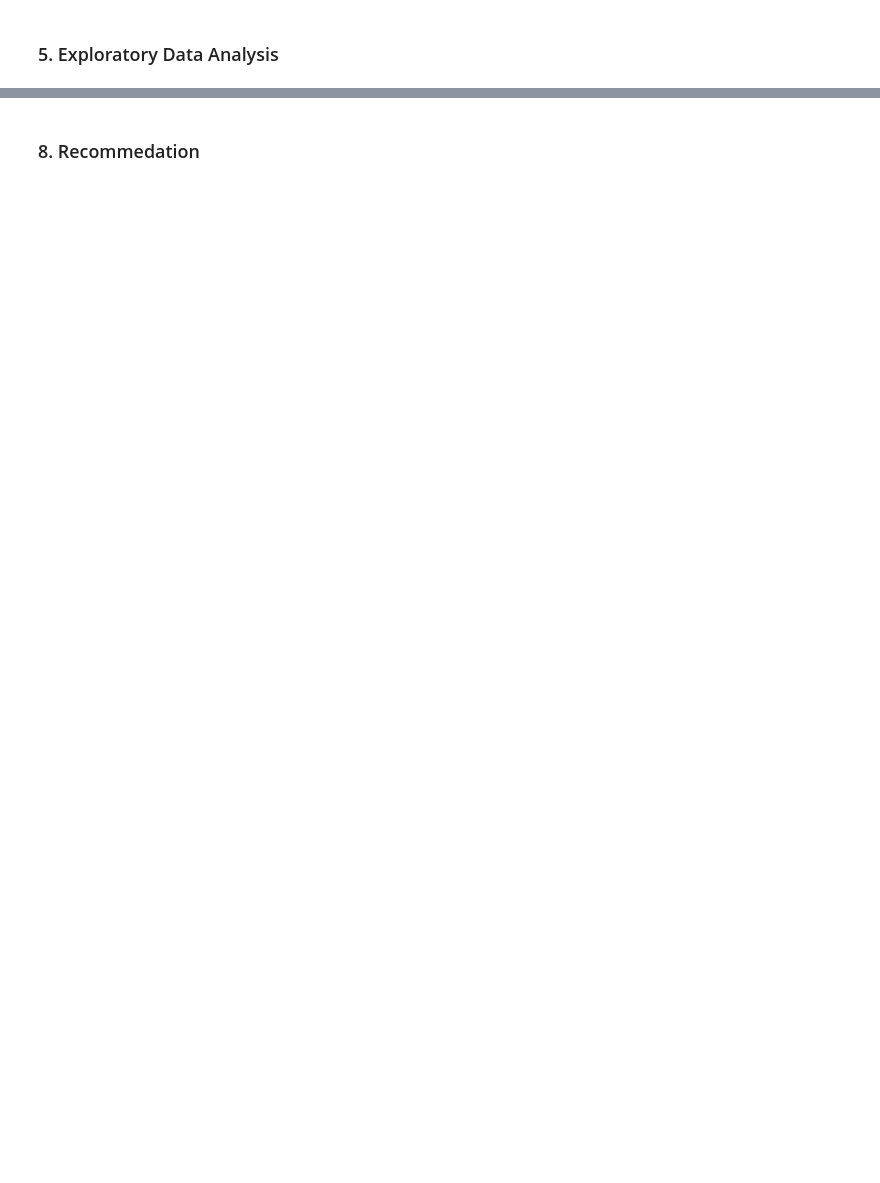
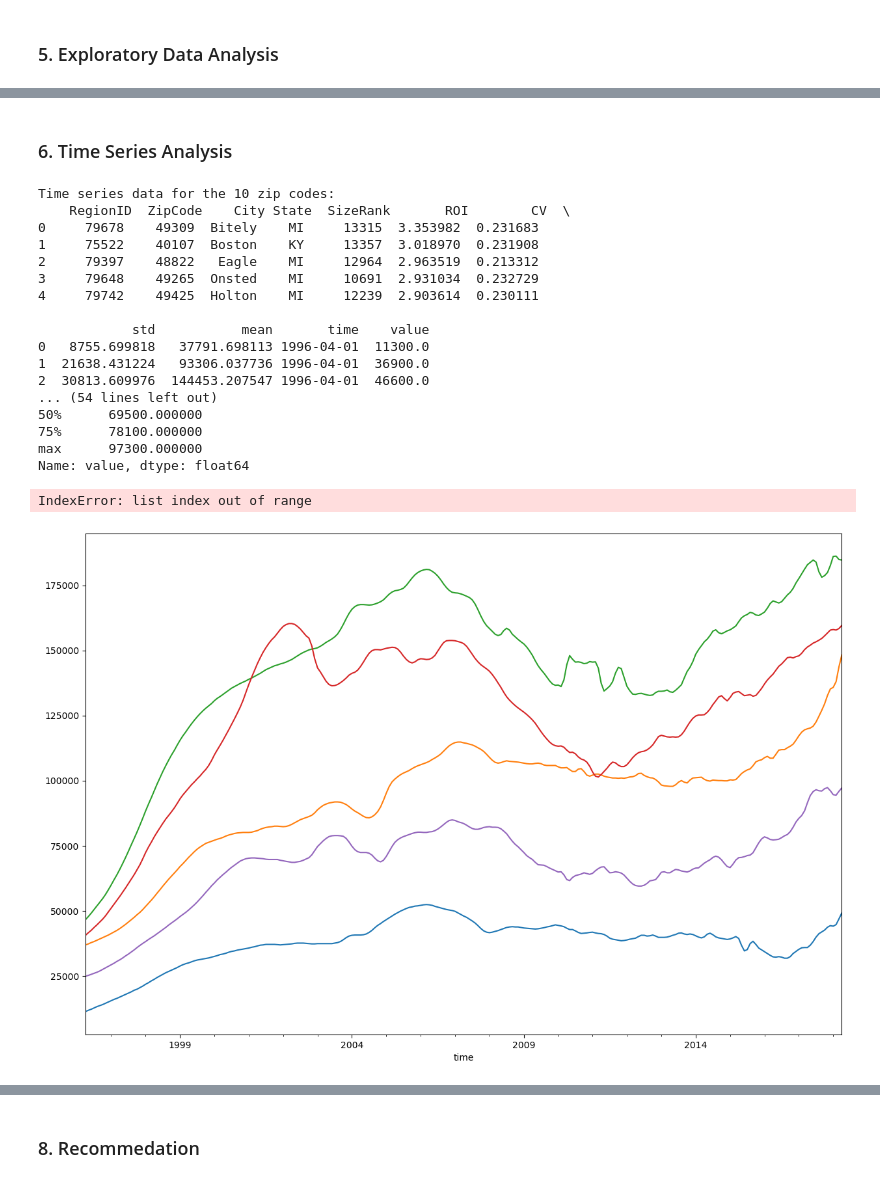
Before and after one commit to frank015940/Alchemy-of-Real-Estate-Value, a Jupyter notebook: index.ipynb, the cells around one changed output, grey strips where cells are left out. Cells and saved outputs as stored; diff of their text form; code cells hidden in the pictures; blank space fills up the shorter version.

```diff
--- a/index.ipynb
+++ b/index.ipynb
@@ -186,11 +319,2 @@ df.drop(['RegionID', 'SizeRank'], axis=1,inplace=True)
 # %% [markdown]
 ### 5. Exploratory Data Analysis
-# %%
-# Calculate 4-year ROI for each zip code
-df['4_yr_ROI'] = (df['2018-04'] - df['2014-07']) / df['2014-07']
-
-# Identify top 5 zip codes with highest ROI
-top_5_zipcodes = df.nlargest(5, '4_yr_ROI')
-
-# Print the top 5 zip codes
-print(top_5_zipcodes['RegionName'])
@@ -210,10 +320,0 @@ Name: RegionName, dtype: int64
-# %%
-#Calculate ROI percentage
-
-df['ROI']= ( (df['2021-09-30']/df['2000-01-31'])-1 ) *100
-
-#Calculate standard deviation of monthly values
-df['std']=df.loc[:,'2000-01-31':'2021-09-30'].std(skipna=True, axis=1)
-
-#Calculate historical mean value
-df['mean']=df.loc[:,'2000-01-31':'2021-09-30'].mean(skipna=True, axis=1)
@@ -390,0 +368,60 @@ model_predictions_2021
+# %% [markdown]
+### 6. Time Series Analysis
+# %%
+# Create a DataFrame for the top 10 zip codes' time series data
+TS_top10 = df_reshaped
+
+# Set the time column as the index
+top_10_index = TS_top10.set_index('time')
+
+# Display the first few rows of the time series data
+print('Time series data for the 10 zip codes:\n', TS_top10.head())
+
+# Create individualized time series for each zipcode
+dfs_ts = []
+
+# Iterate through unique zip codes and create separate dataframes with monthly frequency
+for zip_code in TS_top10['ZipCode'].unique():
+    df = top_10_index[top_10_index['ZipCode'] == zip_code].asfreq('MS')
+    dfs_ts.append(df)
+
+# Display the time series data for the first zipcode in the list
+print(f'\nTime series for Zipcode {TS_top10["ZipCode"].unique()[0]}:')
+dfs_ts[0].head()
+
+# Calculate descriptive statistics for the chosen zip codes' values
+for i in range(len(dfs_ts)):
+    zip_code = dfs_ts[i].ZipCode.iloc[0]
+    print(f'Value descriptive statistics for Zipcode {zip_code}:')
+    print(f'{dfs_ts[i]["value"].describe()}\n')
+
+# Plot time series for the chosen zip codes
+plt.figure(figsize=(15, 10))
+for i in range(10):
+    zip_code = dfs_ts[i].ZipCode.iloc[0]
+    dfs_ts[i]['value'].plot(label=f'Zipcode {zip_code}')
+plt.legend()
+plt.title('Time Series for Chosen Zipcodes')
+plt.xlabel('Time')
+plt.ylabel('Value')
+plt.show()
+# %% [output]
+Time series data for the 10 zip codes:
+    RegionID  ZipCode    City State  SizeRank       ROI        CV  \
+0     79678    49309  Bitely    MI     13315  3.353982  0.231683
+1     75522    40107  Boston    KY     13357  3.018970  0.231908
+2     79397    48822   Eagle    MI     12964  2.963519  0.213312
+3     79648    49265  Onsted    MI     10691  2.931034  0.232729
+4     79742    49425  Holton    MI     12239  2.903614  0.230111
+
+            std           mean       time    value
+0   8755.699818   37791.698113 1996-04-01  11300.0
+1  21638.431224   93306.037736 1996-04-01  36900.0
+2  30813.609976  144453.207547 1996-04-01  46600.0
+... (54 lines left out)
+50%      69500.000000
+75%      78100.000000
+max      97300.000000
+Name: value, dtype: float64
+IndexError: list index out of range
+[figure, added]
```
Also changed, not shown: parts of 75 cells of this notebook.
